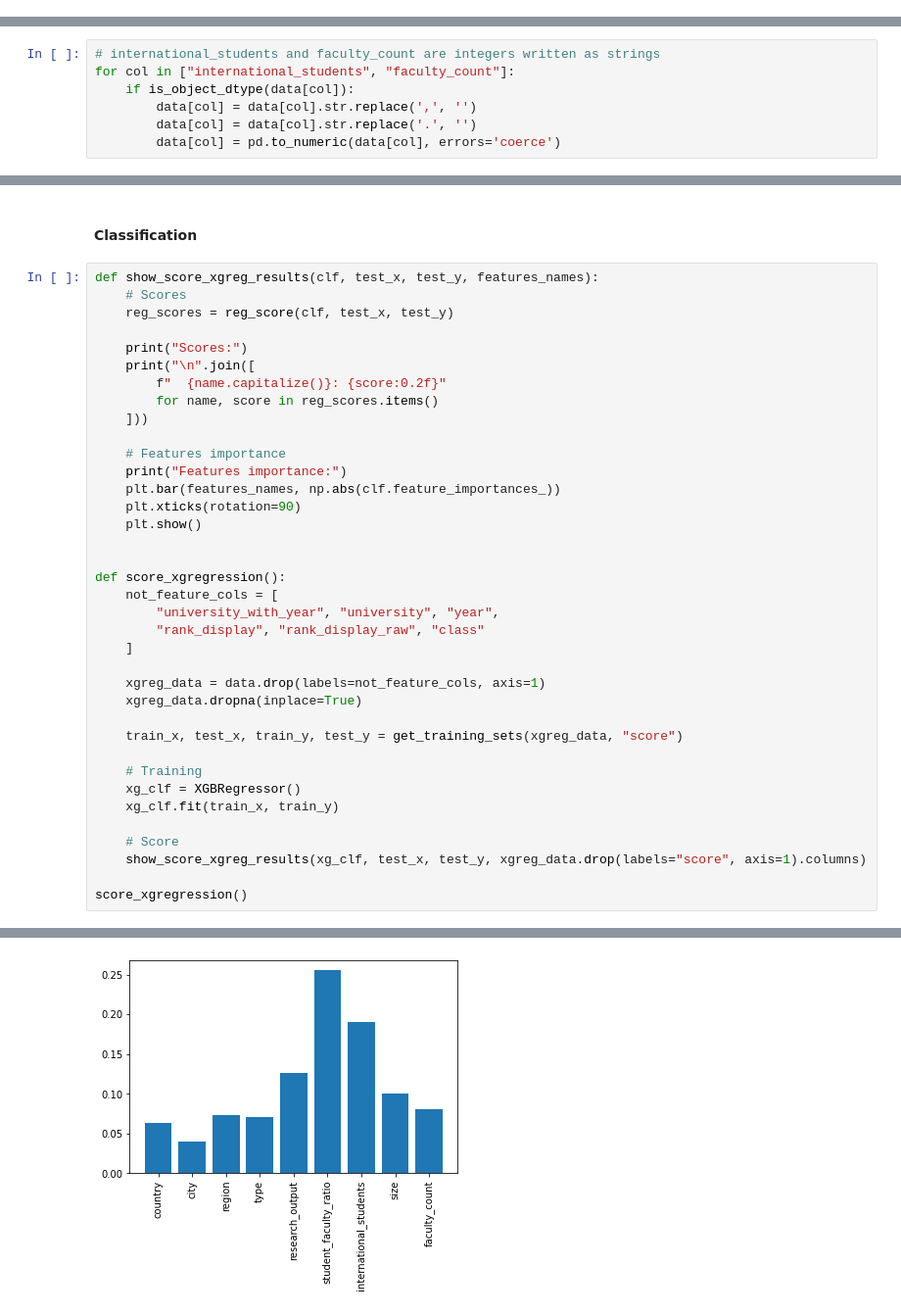
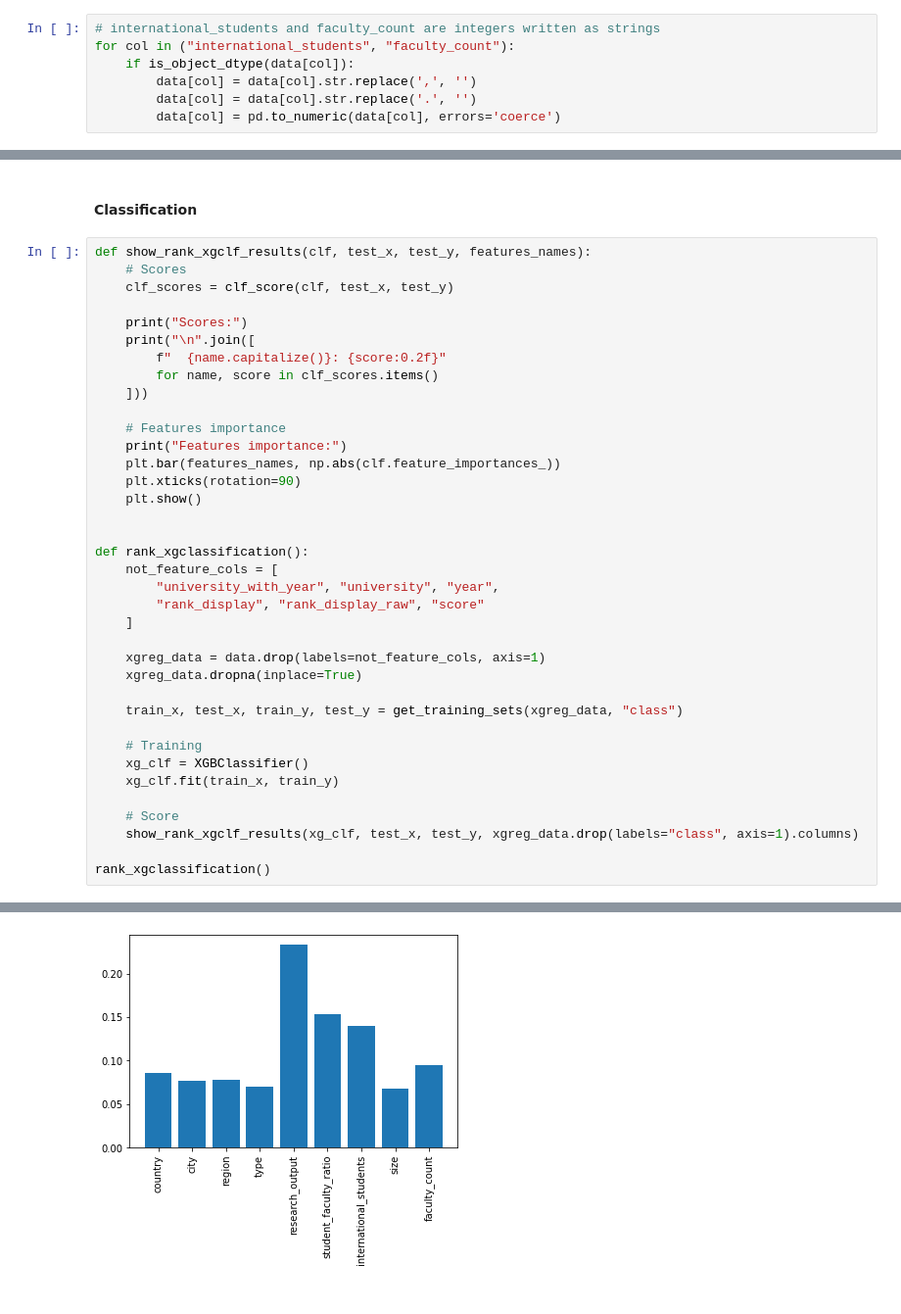
Before and after one commit to Gurleenp/IFT870, a Jupyter notebook: Projet/cleaning.ipynb, the cells around one changed output, grey strips where cells are left out. Shown at 98% size. Saved outputs shown, nothing was run; the diff lists cells and outputs as text.

```diff
--- a/Projet/cleaning.ipynb
+++ b/Projet/cleaning.ipynb
@@ -119,15 +126,15 @@ data["rank_display_raw"] = data['rank_display_raw'].replace(0, np.nan)
 # %%
 # Creating new feature for classification
 data["class"] = [rank//100 for rank in data["rank_display_raw"]]
+# %%
+# international_students and faculty_count are integers written as strings
+for col in ("international_students", "faculty_count"):
+    if is_object_dtype(data[col]):
+        data[col] = data[col].str.replace(',', '')
+        data[col] = data[col].str.replace('.', '')
+        data[col] = pd.to_numeric(data[col], errors='coerce')
 # %% [markdown]
 ### Converting objects to categorical
-# %%
-# international_students and faculty_count are integers written as strings
-for col in ["international_students", "faculty_count"]:
-    if is_object_dtype(data[col]):
-        data[col] = data[col].str.replace(',', '')
-        data[col] = data[col].str.replace('.', '')
-        data[col] = pd.to_numeric(data[col], errors='coerce')
 # %%
 # In some columns different caps lead to different categories
 # So before assigning categories everything is lowercased
@@ -429,14 +482,14 @@ Features importance:
 # %% [markdown]
 #### Classification
 # %%
-def show_score_xgreg_results(clf, test_x, test_y, features_names):
+def show_rank_xgclf_results(clf, test_x, test_y, features_names):
     # Scores
-    reg_scores = reg_score(clf, test_x, test_y)
+    clf_scores = clf_score(clf, test_x, test_y)
 
     print("Scores:")
     print("\n".join([
         f"  {name.capitalize()}: {score:0.2f}"
-        for name, score in reg_scores.items()
+        for name, score in clf_scores.items()
     ]))
 
     # Features importance
@@ -446,23 +499,23 @@ def show_score_xgreg_results(clf, test_x, test_y, features_names):
     plt.show()
 
 
-def score_xgregression():
+def rank_xgclassification():
     not_feature_cols = [
         "university_with_year", "university", "year",
-        "rank_display", "rank_display_raw", "class"
+        "rank_display", "rank_display_raw", "score"
     ]
 
     xgreg_data = data.drop(labels=not_feature_cols, axis=1)
     xgreg_data.dropna(inplace=True)
 
-    train_x, test_x, train_y, test_y = get_training_sets(xgreg_data, "score")
+    train_x, test_x, train_y, test_y = get_training_sets(xgreg_data, "class")
 
     # Training
-    xg_clf = XGBRegressor()
+    xg_clf = XGBClassifier()
     xg_clf.fit(train_x, train_y)
 
     # Score
-    show_score_xgreg_results(xg_clf, test_x, test_y, xgreg_data.drop(labels="score", axis=1).columns)
+    show_rank_xgclf_results(xg_clf, test_x, test_y, xgreg_data.drop(labels="class", axis=1).columns)
 
-score_xgregression()
+rank_xgclassification()
 # %% [output]
@@ -473,2 +528,2 @@ Scores:
 Features importance:
-[figure, old version]
+[figure, new version]
```
Also changed, not shown: parts of 16 cells of this notebook, 1 other file.
